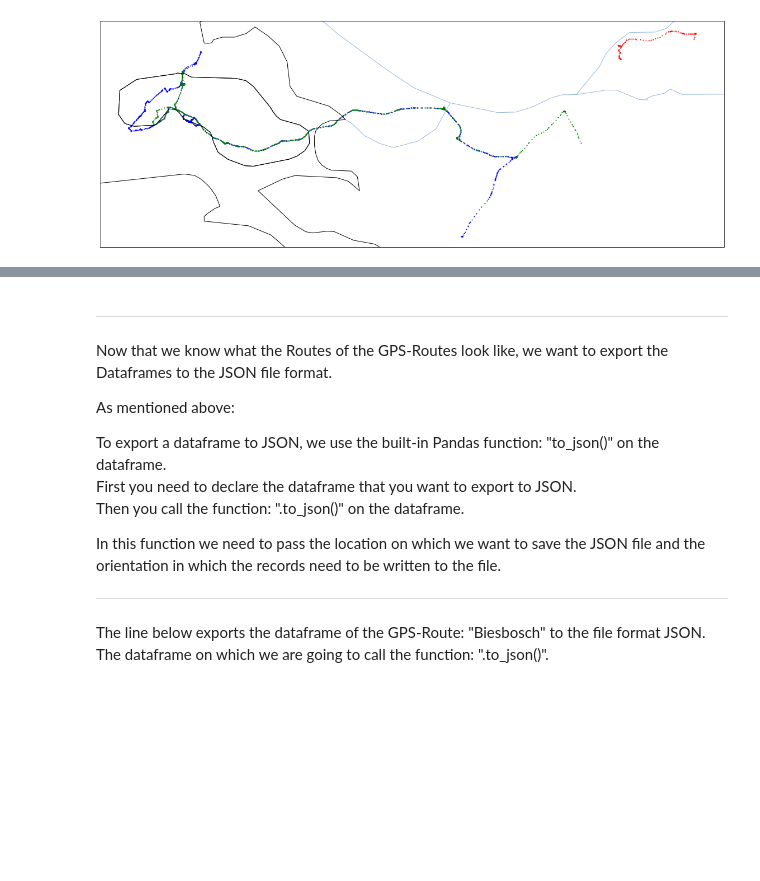
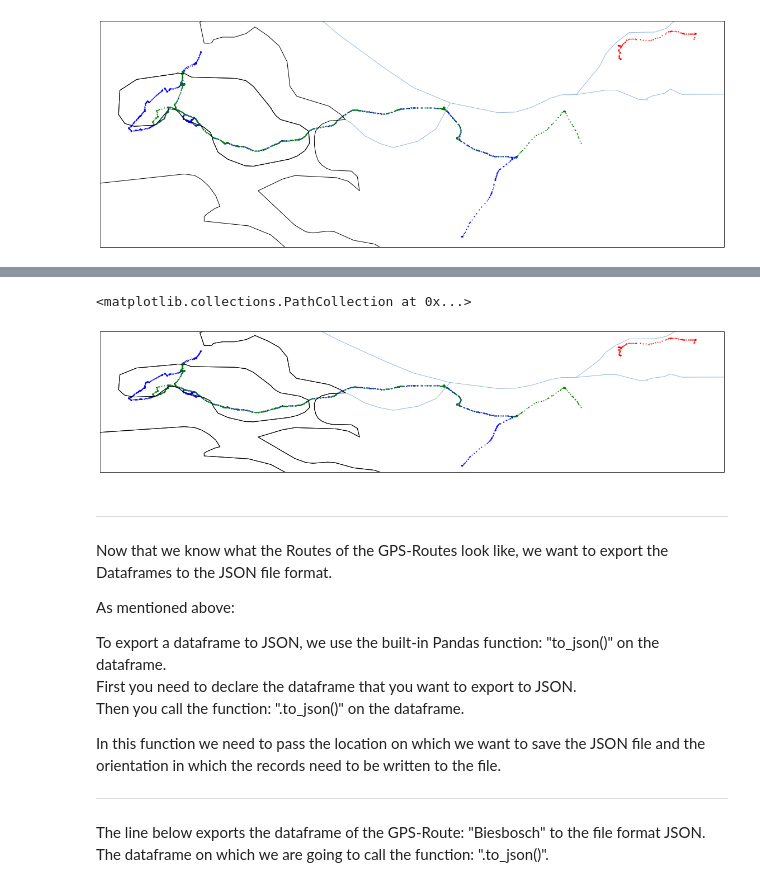
Before and after one commit to The-GeoStack-Project/GeoStack-Workshop, a Jupyter notebook: Geostack-Workshop-Content/Part-1-Data-processing/Notebooks/Solution/Solution-Data-processing.ipynb, the cells around one changed output, grey strips where cells are left out. Cells and saved outputs as stored; diff of their text form; code cells hidden in the pictures; blank space fills up the shorter version.

```diff
--- a/Geostack-Workshop-Content/Part-1-Data-processing/Notebooks/Solution/Solution-Data-processing.ipynb
+++ b/Geostack-Workshop-Content/Part-1-Data-processing/Notebooks/Solution/Solution-Data-processing.ipynb
@@ -644,3 +676,24 @@ cartopyMapRoutes.scatter(Zeeland_Car_2['lon'],Zeeland_Car_2['lat'],color="green"
+# %%
+plt.figure(figsize = (20, 10))
+
+# Set the projection to PlateCarree
+cartopyMapRoutes = plt.axes(projection=ccrs.PlateCarree())
+cartopyMapRoutes.coastlines(resolution='10m')
+cartopyMapRoutes.add_feature(cartopy.feature.LAND, edgecolor='black', facecolor = "white")
+cartopyMapRoutes.add_feature(cfeature.LAKES.with_scale('10m'), edgecolor = 'black')
+cartopyMapRoutes.add_feature(cfeature.RIVERS.with_scale('10m'))
+cartopyMapRoutes.add_feature(cfeature.BORDERS.with_scale('10m'))
+
+
+# Add the datasets as scatter plot's on the cartopyMapRoutes map.
+cartopyMapRoutes.scatter(Biesbosch['lon'],Biesbosch['lat'],color="red", s =1)
+
+cartopyMapRoutes.scatter(Zeeland_Car_1['lon'],Zeeland_Car_1['lat'],color="blue",s=1)
+
+cartopyMapRoutes.scatter(Zeeland_Car_2['lon'],Zeeland_Car_2['lat'],color="green", s=1)
+# %% [output]
+<matplotlib.collections.PathCollection at 0x...>
+[figure, added]
 # %% [markdown]
 ---
 Now that we know what the Routes of the GPS-Routes look like, we want to export the Dataframes to the JSON
```
Also changed, not shown: parts of 7 cells of this notebook.
